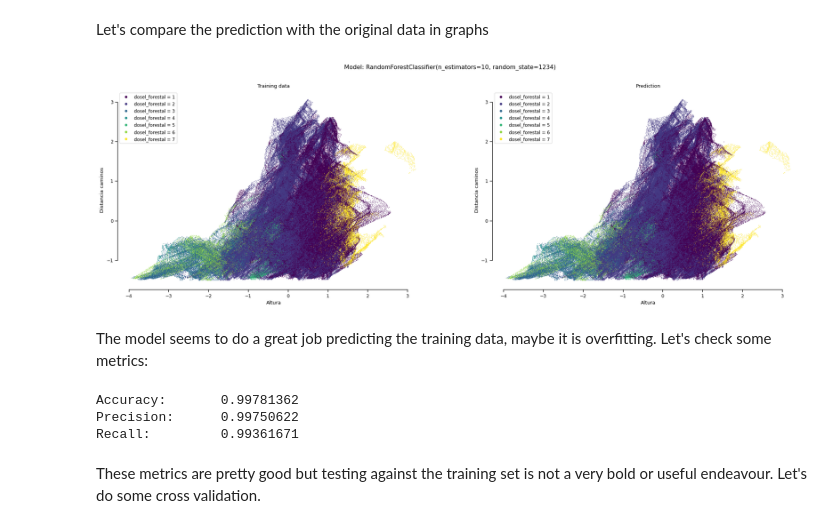
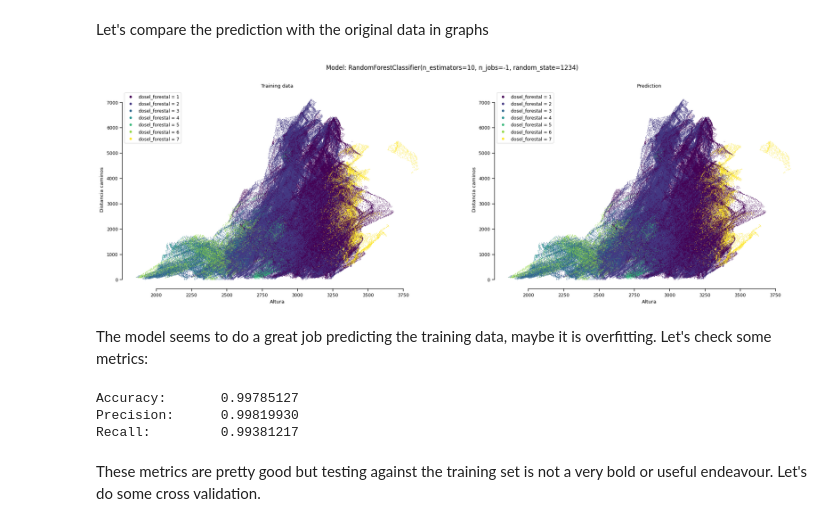
Before and after one commit to studentenherz/MLF_Vegetation, a Jupyter notebook: notebooks/model_training.ipynb, the cells around one changed output. Drawn from its saved outputs; the diff is of its cells as text; code cells hidden in the pictures.

```diff
--- a/notebooks/model_training.ipynb
+++ b/notebooks/model_training.ipynb
@@ -46,25 +47,0 @@ Let's manipulate the data a little more and scale the numerical features
-# %%
-from sklearn.preprocessing import StandardScaler
-
-# Separete the target
-target = data['dosel_forestal']
-data.drop(['dosel_forestal'], axis=1, inplace=True)
-
-# Separate the categorical features
-cat_features = [
-	'clase_area_silvestre_1',
-	'clase_area_silvestre_2',
-	'clase_area_silvestre_3',
-	'clase_area_silvestre_4',
-	'clase_suelo_10',
-	'clase_suelo_39',
-	'clase_suelo_38',
-	'clase_suelo'
-	]
-
-num_data = data.drop(cat_features, axis=1)
-cat_data = data[cat_features]
-
-# Scale numerical features
-scaler = StandardScaler()
-scaled_num_data = scaler.fit_transform(num_data)
@@ -75,3 +48,7 @@ prep_data = np.concatenate([scaled_num_data, cat_data.to_numpy()], axis=1)
+# %%
+# Separete the target
+target = data['dosel_forestal']
+prep_data = data.drop(['dosel_forestal'], axis=1).to_numpy()
 # %% [markdown]
 ## Random Forest
 
@@ -81,46 +58,44 @@ Now let us try training a random forest model with the prepared data
 # %%
 from sklearn.ensemble import RandomForestClassifier
 
-rf_classifier = RandomForestClassifier(n_estimators=10, random_state=1234)
+rf_classifier = RandomForestClassifier(n_estimators=10, random_state=1234, n_jobs=-1)
 rf_classifier.fit(prep_data, target)
 rf_prediction = rf_classifier.predict(prep_data)
 # %% [markdown]
 Let's compare the prediction with the original data in graphs
 # %%
-from matplotlib import pyplot as plt
-
 idx_altura = 0; idx_inclinacion_suelo = 2; idx_distancia_caminos = 5; idx_sombra = 11; idx_clase_area_silvestre_4 = 15;
 
 
 fig = plt.figure(figsize=(24, 7))
 fig.suptitle(f'Model: {rf_classifier}')
 sns.set_context("paper")
 
 # mask = np.logical_not(prep_data.T[idx_clase_area_silvestre_4].astype('bool'))
 ax = fig.add_subplot(121, title="Training data")
-ax.scatter(prep_data.T[idx_altura], prep_data.T[idx_distancia_caminos], c=target, s=0.1)
+sc = ax.scatter(prep_data.T[idx_altura], prep_data.T[idx_distancia_caminos], c=target, s=0.1)
 
 # Legend handles
 lp = lambda i: plt.plot([],color=sc.cmap(sc.norm(i)), mec='none', label=f'dosel_forestal = {i:g}', ls='', marker='o')[0]
 handles = [lp(i) for i in np.unique(target)]
 plt.legend(handles=handles)
 
 ax.set_xlabel("Altura")
 ax.set_ylabel("Distancia caminos")
 
 ax = fig.add_subplot(122, title="Prediction")
 sc = ax.scatter(prep_data.T[idx_altura], prep_data.T[idx_distancia_caminos], c=rf_prediction, s=0.1)
 
 # Legend handles
 handles = [lp(i) for i in np.unique(rf_prediction)]
 plt.legend(handles=handles)
 
 ax.set_xlabel("Altura")
 ax.set_ylabel("Distancia caminos")
 
 sns.despine(trim=True)
 # %% [output]
-[figure, old version]
+[figure, new version]
 # %% [markdown]
 The model seems to do a great job predicting the training data, maybe it is overfitting. Let's check some metrics:
 # %%
@@ -132,9 +107,9 @@ rec = recall_score(target.to_numpy(), rf_prediction, average='macro')
 
 print(f'Accuracy:\t{acc:.8f}\nPrecision:\t{prec:.8f}\nRecall:\t\t{rec:.8f}')
 # %% [output]
-Accuracy:       0.99781362
-Precision:      0.99750622
-Recall:         0.99361671
+Accuracy:       0.99785127
+Precision:      0.99819930
+Recall:         0.99381217
 # %% [markdown]
 These metrics are pretty good but testing against the training set is not a very bold or useful endeavour. Let's do some cross validation.
 # %% [markdown]
```
Also changed, not shown: parts of 34 cells of this notebook, 3 other files.
